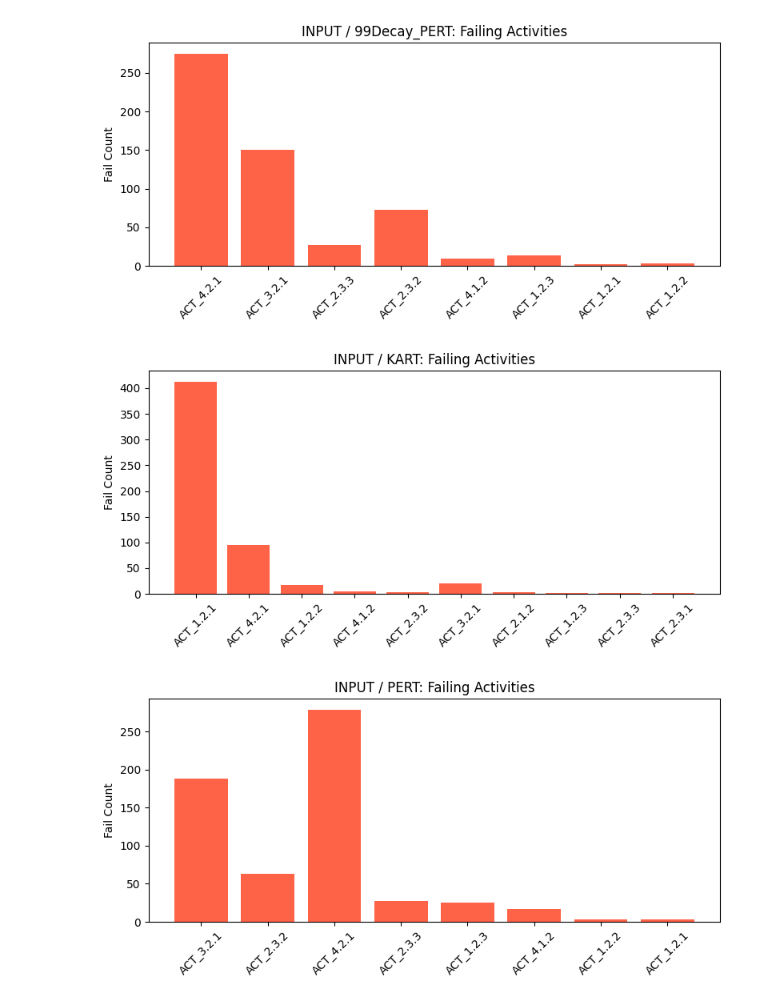
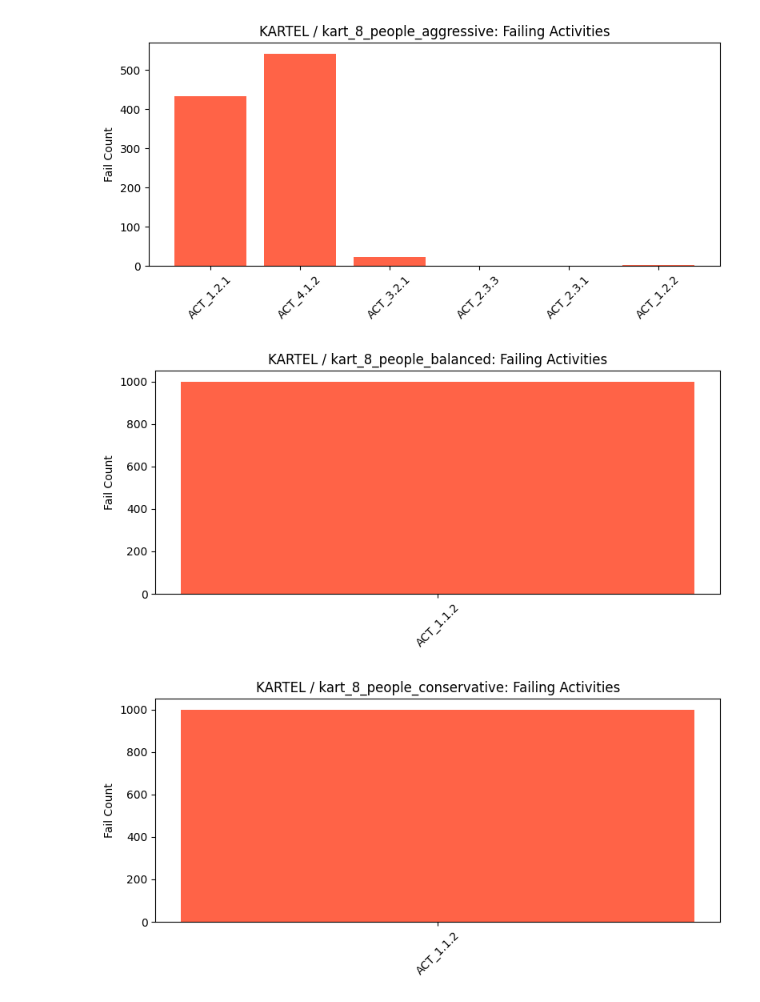
Before and after one commit to co-byte/project-management, a Jupyter notebook: Website/app/Untitled.ipynb, the cells around one changed output. Saved outputs shown, nothing was run; the diff lists cells and outputs as text; code cells hidden in the pictures.

```diff
--- a/Website/app/Untitled.ipynb
+++ b/Website/app/Untitled.ipynb
@@ -6,8 +6,8 @@ import matplotlib.pyplot as plt
 
 %matplotlib inline
 
-BASE_FOLDER = "../data/results"
-GROUPS = ["input", "underground"]
+BASE_FOLDER = r"C:\Users\cobev\OneDrive - UGent\2024_2025_Informatica\sem2\project_management\planning-application\project-management\Website\data\v2\results"
+GROUPS = ["kartel"]
 
 def load_and_process_group(group):
     path = os.path.join(BASE_FOLDER, group)
@@ -145,3 +145,3 @@ for group_name, group_data in all_stats.items():
-[figure, old version]
+[figure, new version]
-[figure, old version]
+[figure, new version]
-[figure, old version]
+[figure, new version]
```
Also changed, not shown: parts of 1 cell of this notebook, 21 other files.
